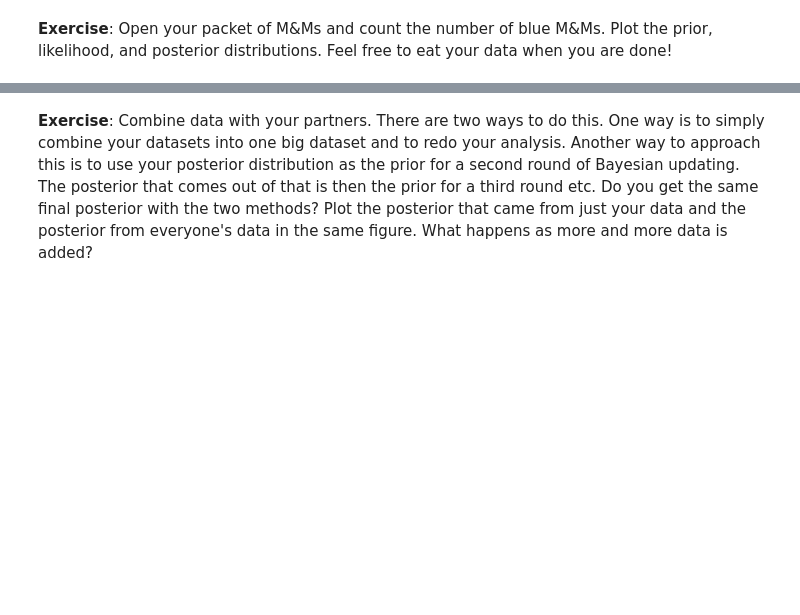
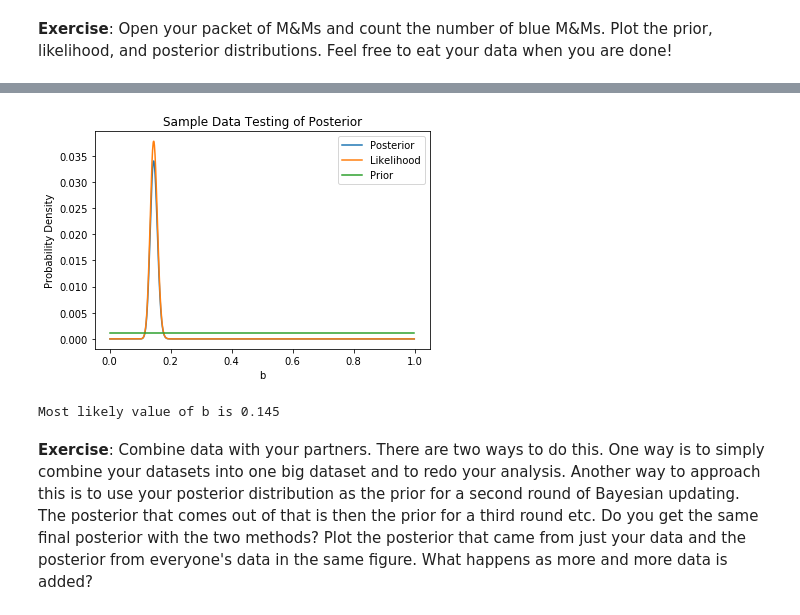
Before and after one commit to katiesavarc/DataSci_Lab, a Jupyter notebook: CodingLab05/CodingLab05_Bayes.ipynb, the cells around one changed output, grey strips where cells are left out. Drawn from its saved outputs; the diff is of its cells as text; code cells hidden in the pictures; blank space fills up the shorter version.

```diff
--- a/CodingLab05/CodingLab05_Bayes.ipynb
+++ b/CodingLab05/CodingLab05_Bayes.ipynb
@@ -203,2 +201,14 @@ plt.show()
+# %%
+#Katie's M&M Data
+d_K = 54 + 76
+n_tot_K = 450 + 450
+b_prior_guess_K = 1/6
+prior_func_K = 'uniform'
+
+#Apply Bayesian inference, plot results, and print the most likely value of b
+P_posterior_pmf_K, b_max_K, b_vals_K = run_sample_analysis(d_K, n_tot_K, b_prior_guess_K, prior_func_K)
+# %% [output]
+[figure, added]
+Most likely value of b is 0.145
 # %% [markdown]
 __Exercise__: Combine data with your partners. There are two ways to do this. One way is to simply combine your datasets into one big dataset and to redo your analysis. Another way to approach this is to use your posterior distribution as the prior for a second round of Bayesian updating. The posterior that comes out of that is then the prior for a third round etc. Do you get the same final posterior with the two methods? Plot the posterior that came from just your data and the posterior from everyone's data in the same figure. What happens as more and more data is added?
```
Also changed, not shown: parts of 15 cells of this notebook.
